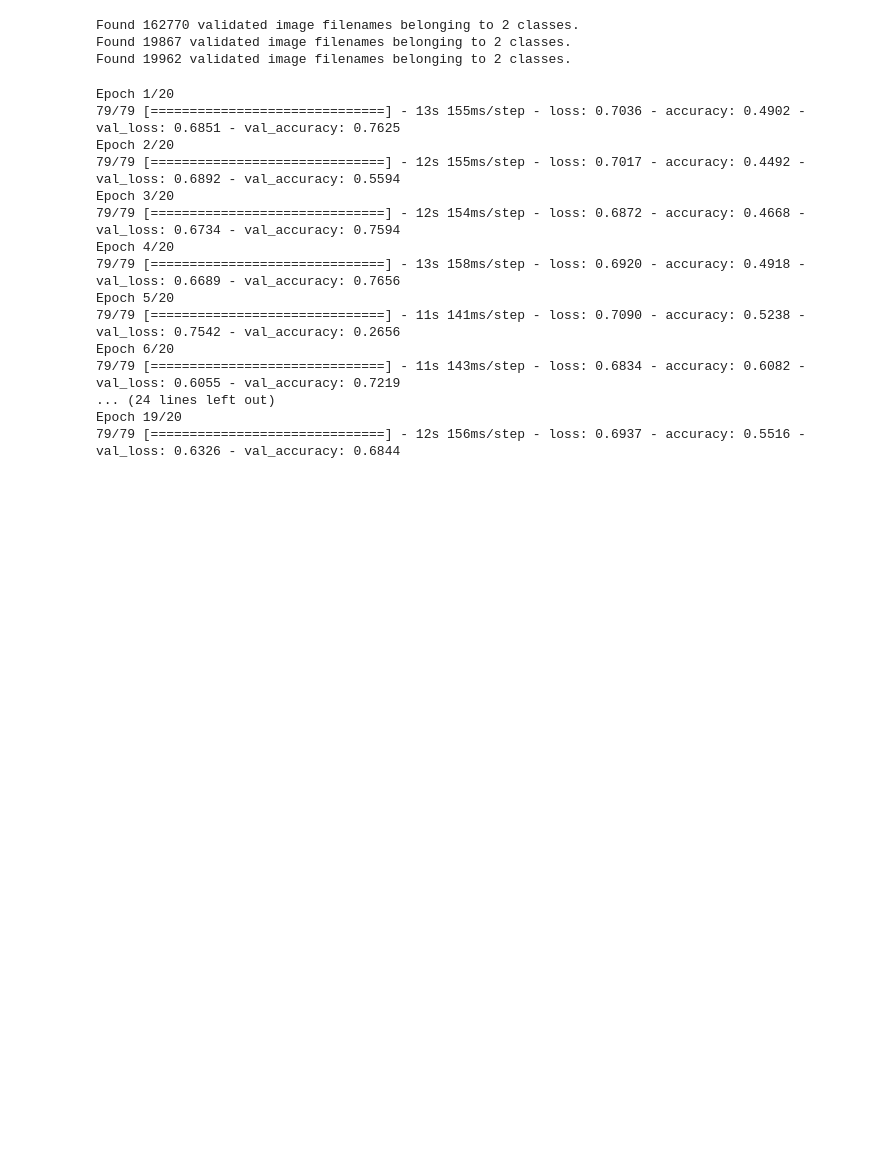
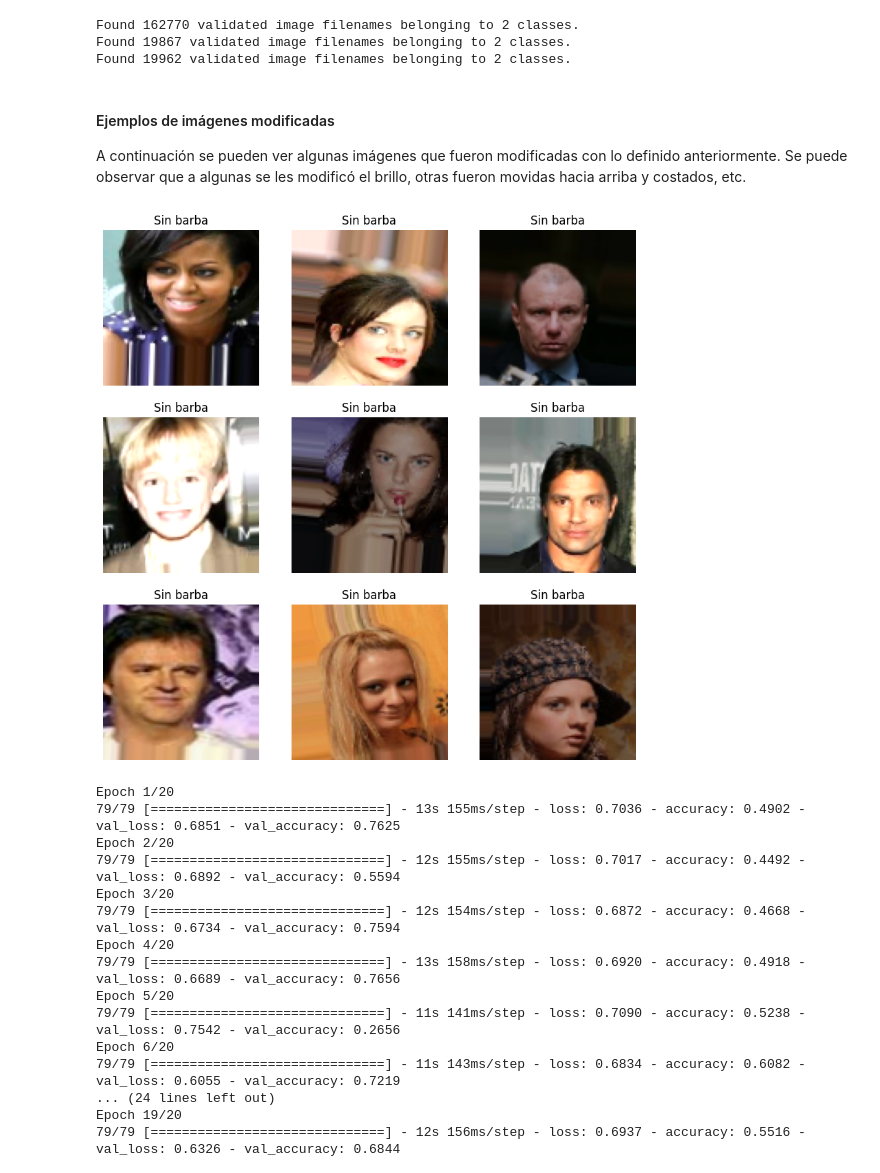
Before and after one commit to JuaniScha/TP_ML_Manero_Sabena_Schaberger, a Jupyter notebook: tp3_celebfaces.ipynb, the cells around one changed output. Cells and saved outputs as stored; diff of their text form; code cells hidden in the pictures; blank space fills up the shorter version.

```diff
--- a/tp3_celebfaces.ipynb
+++ b/tp3_celebfaces.ipynb
@@ -1472,4 +1530,12 @@ test_augmentation = datagen_augmentation.flow_from_dataframe(dataframe=df_test,
 Found 162770 validated image filenames belonging to 2 classes.
 Found 19867 validated image filenames belonging to 2 classes.
 Found 19962 validated image filenames belonging to 2 classes.
+# %% [markdown]
+#### Ejemplos de imágenes modificadas
+A continuación se pueden ver algunas imágenes que fueron modificadas con lo definido anteriormente.
+Se puede observar que a algunas se les modificó el brillo, otras fueron movidas hacia arriba y costados, etc.
+# %%
+sample_images(test_augmentation)
+# %% [output]
+[figure, added]
 # %%
```
Also changed, not shown: parts of 30 cells of this notebook.
